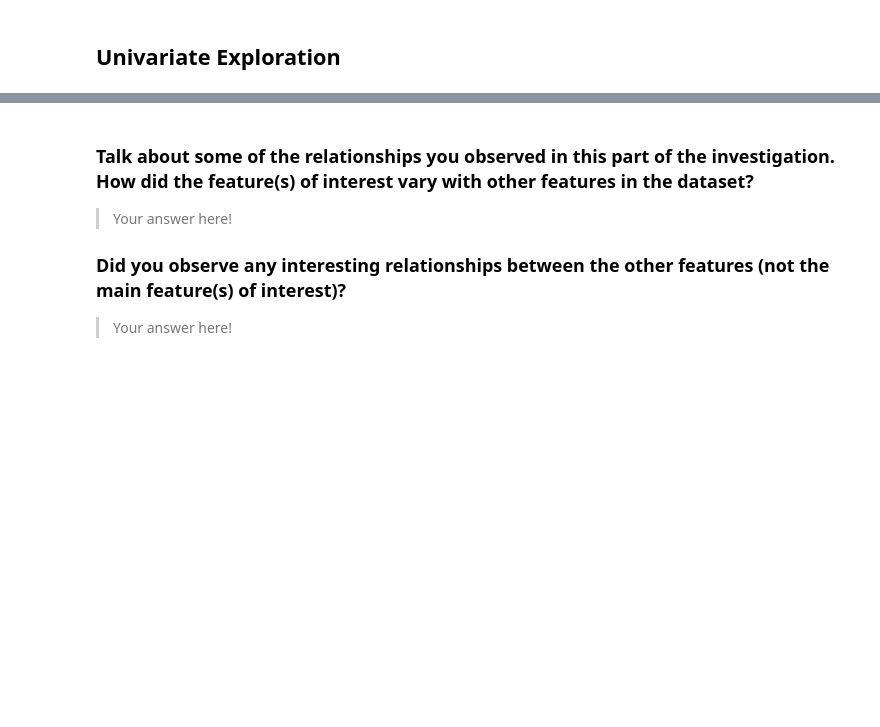
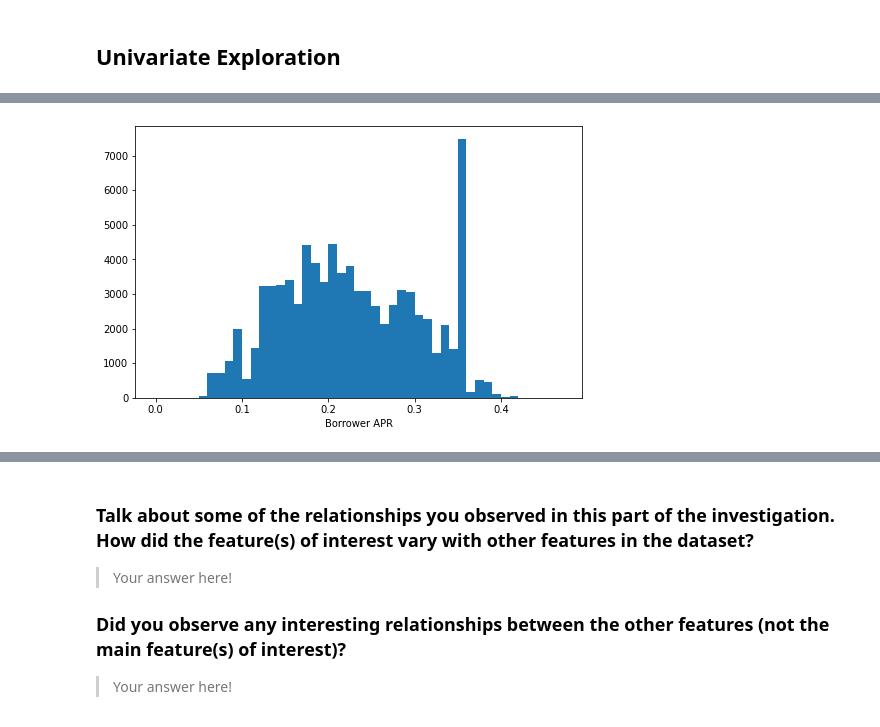
Before and after one commit to andisiambuku/Loans-Analysis-Project, a Jupyter notebook: Part_I_exploration_template.ipynb, the cells around one changed output, grey strips where cells are left out. Saved outputs shown, nothing was run; the diff lists cells and outputs as text; code cells hidden in the pictures; blank space fills up the shorter version.

```diff
--- a/Part_I_exploration_template.ipynb
+++ b/Part_I_exploration_template.ipynb
@@ -221,0 +254,7 @@ The main features of interest are 'DebtToIncome Ratio','Employment Status', they
+# %%
+bins= np.arange(0,df_proloans.BorrowerAPR.max()+0.05,0.01)
+plt.figure(figsize=[8,5])
+plt.hist(data=df_proloans,x='BorrowerAPR',bins=bins);
+plt.xlabel('Borrower APR');
+# %% [output]
+[figure, added]
```
Also changed, not shown: parts of 27 cells of this notebook.
